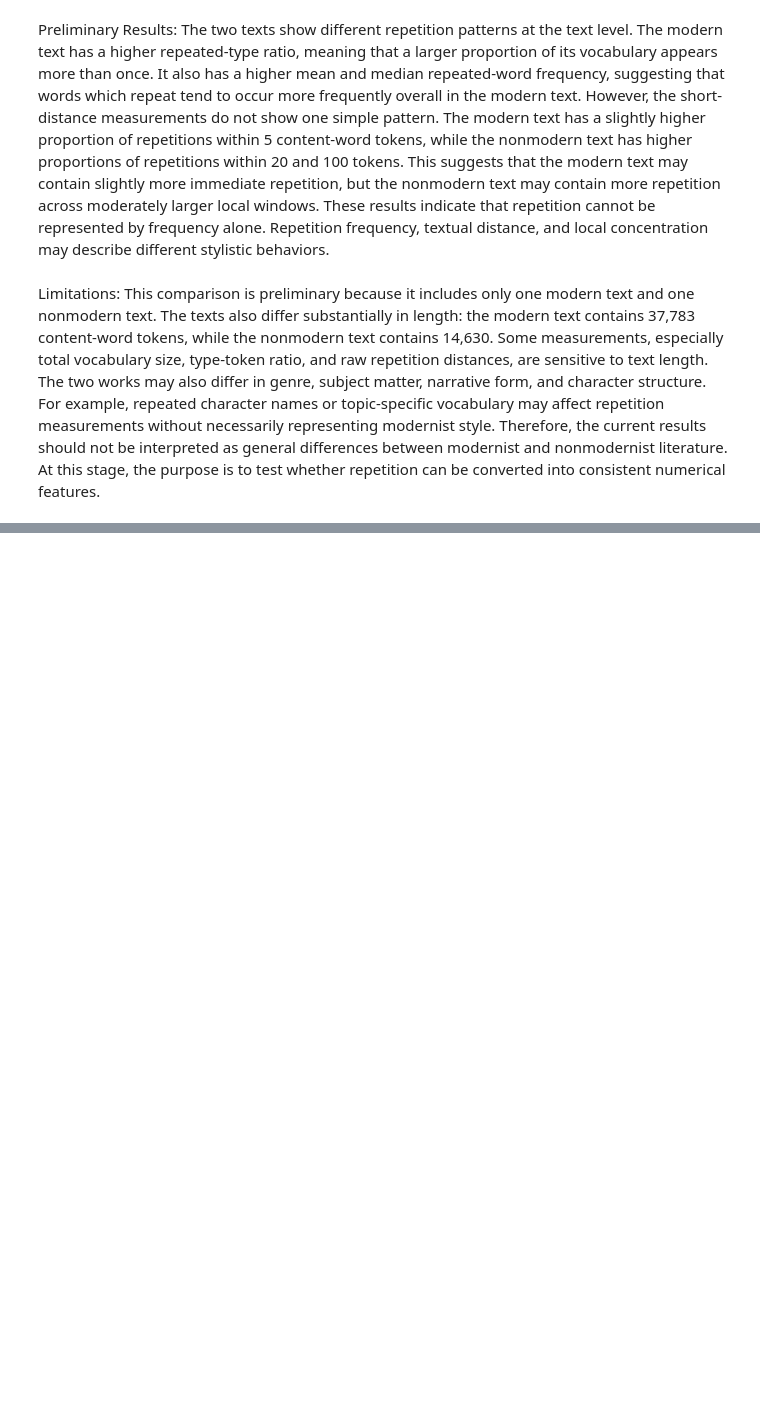
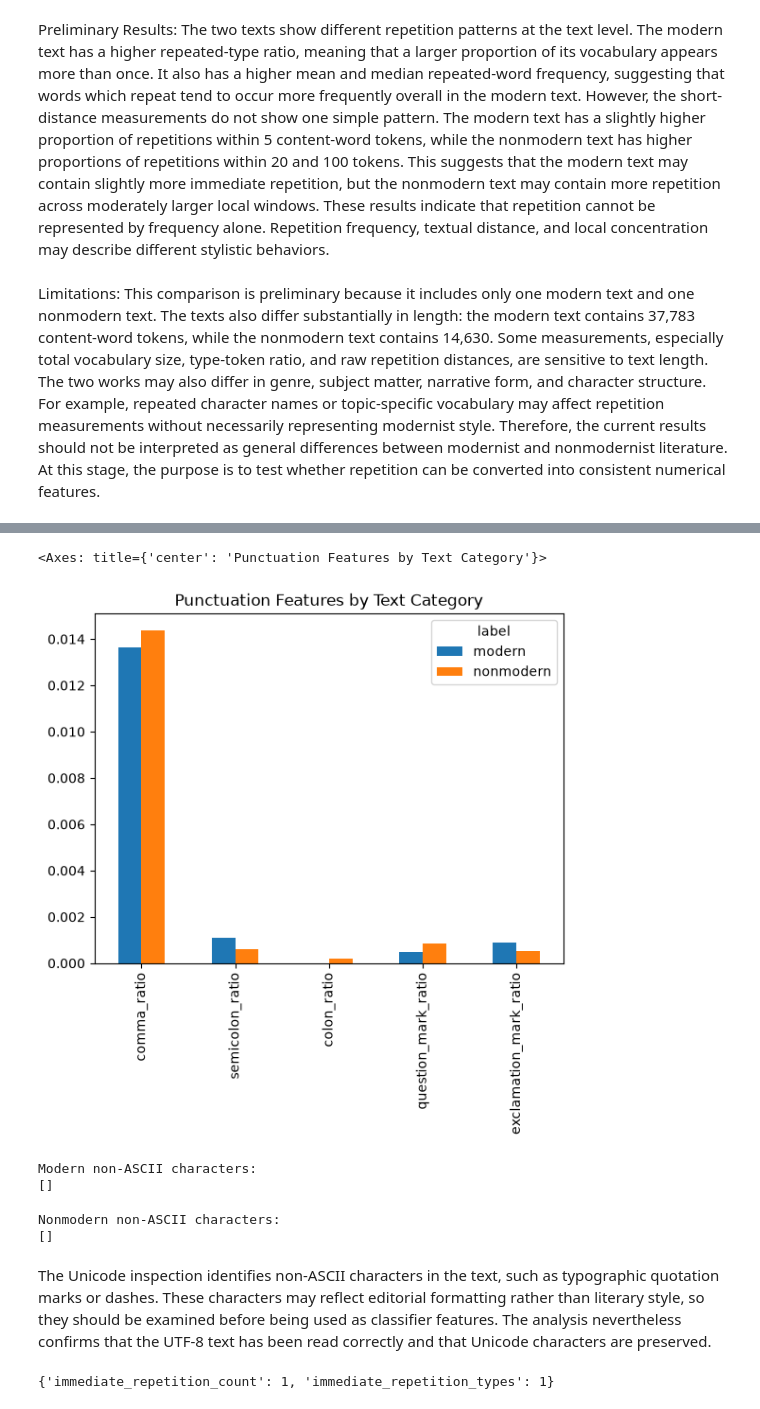
Before and after one commit to CiciXie-haotong/Modernism-Classifier, a Jupyter notebook: repetition_analysis.ipynb.ipynb, the cells around one changed output, grey strips where cells are left out. Saved outputs shown, nothing was run; the diff lists cells and outputs as text; code cells hidden in the pictures; blank space fills up the shorter version.

```diff
--- a/repetition_analysis.ipynb.ipynb
+++ b/repetition_analysis.ipynb.ipynb
@@ -1553,0 +1785,8 @@ Therefore, the current results should not be interpreted as general differences
+# %%
+character_df.groupby("label")[punctuation_columns].mean().T.plot(
+    kind="bar",
+    title="Punctuation Features by Text Category"
+)
+# %% [output]
+<Axes: title={'center': 'Punctuation Features by Text Category'}>
+[figure, added]
@@ -1553,0 +1801,17 @@ Therefore, the current results should not be interpreted as general differences
+# %%
+modern_non_ascii = get_non_ascii_characters(modern_text_clean)
+nonmodern_non_ascii = get_non_ascii_characters(nonmodern_text_clean)
+
+print("Modern non-ASCII characters:")
+print(modern_non_ascii)
+
+print()
+
+print("Nonmodern non-ASCII characters:")
+print(nonmodern_non_ascii)
+# %% [output]
+Modern non-ASCII characters:
+[]
+
+Nonmodern non-ASCII characters:
+[]
@@ -1553,0 +1825,2 @@ Therefore, the current results should not be interpreted as general differences
+# %% [markdown]
+The Unicode inspection identifies non-ASCII characters in the text, such as typographic quotation marks or dashes. These characters may reflect editorial formatting rather than literary style, so they should be examined before being used as classifier features. The analysis nevertheless confirms that the UTF-8 text has been read correctly and that Unicode characters are preserved.
@@ -1553,0 +1848,6 @@ Therefore, the current results should not be interpreted as general differences
+# %%
+immediate_repetition_features(
+    ["No", "no", ",", "I", "cannot", "go"]
+)
+# %% [output]
+{'immediate_repetition_count': 1, 'immediate_repetition_types': 1}
```
Also changed, not shown: parts of 31 cells of this notebook.
